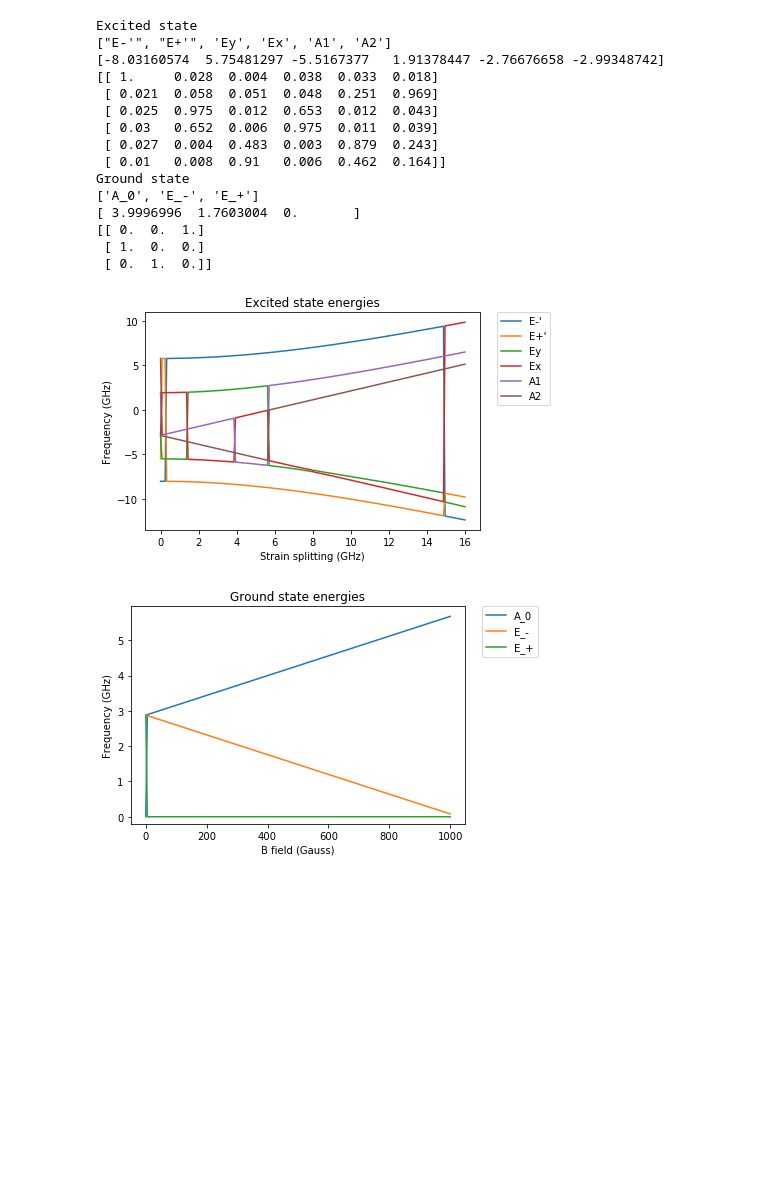
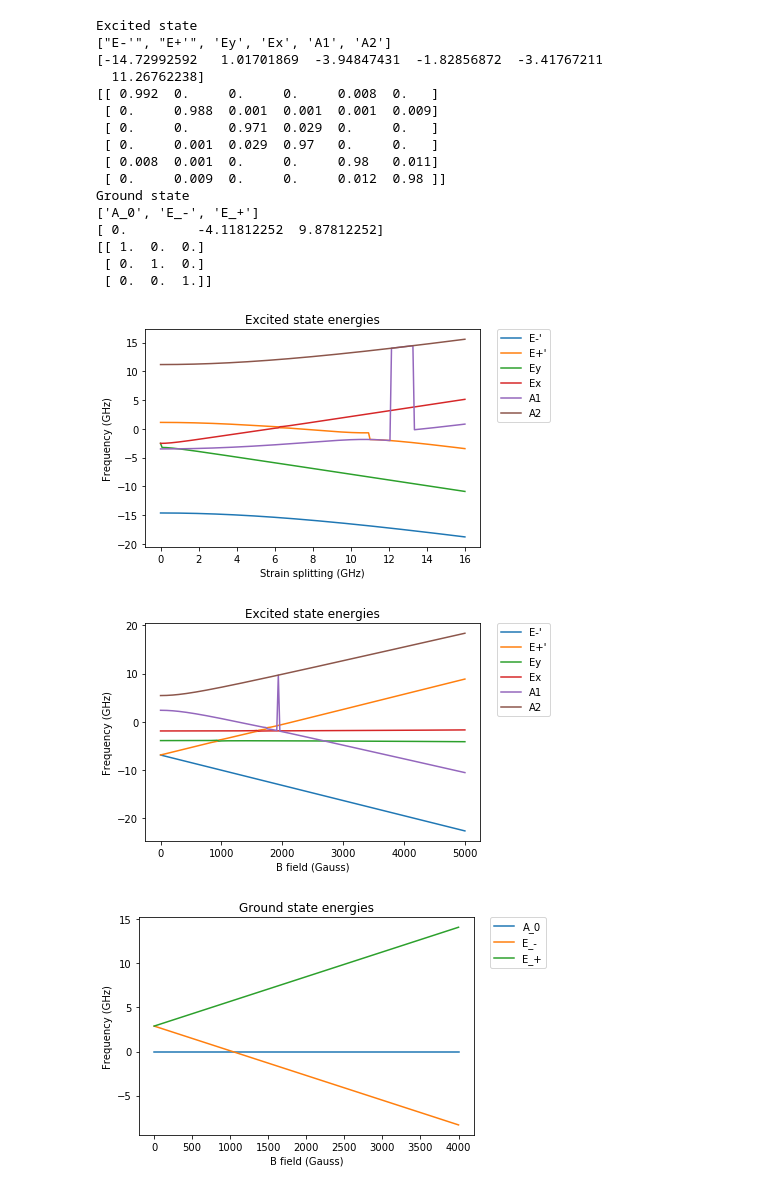
Before and after one commit to pchumphreys/Quantum, a Jupyter notebook: Work/Work notebooks/NV levels.ipynb, the cells around one changed output. Drawn from its saved outputs; the diff is of its cells as text; code cells hidden in the pictures; blank space fills up the shorter version.

```diff
--- a/Work/Work notebooks/NV levels.ipynb
+++ b/Work/Work notebooks/NV levels.ipynb
@@ -12,6 +10,6 @@ ImportError: No module named NVlevelPlotting
 # %%
-B_field = [0.,0.,400.]
-E_field = [0.1,0.,0.0]
+B_field = [00.,0.,2500.]
+E_field = [1.0,0.0,0.0]
 
 print 'Excited state'
 es = nvlevels.get_ES_SpinComp(E_field=E_field,B_field= B_field,trans_A_levels = True, conv_order = True)
@@ -27,24 +25,26 @@ print(np.round(np.power(np.abs(gs[1]),2),3))
 # %% [output]
 Excited state
 ["E-'", "E+'", 'Ey', 'Ex', 'A1', 'A2']
-[-8.03160574  5.75481297 -5.5167377   1.91378447 -2.76676658 -2.99348742]
-[[ 1.     0.028  0.004  0.038  0.033  0.018]
- [ 0.021  0.058  0.051  0.048  0.251  0.969]
- [ 0.025  0.975  0.012  0.653  0.012  0.043]
- [ 0.03   0.652  0.006  0.975  0.011  0.039]
- [ 0.027  0.004  0.483  0.003  0.879  0.243]
- [ 0.01   0.008  0.91   0.006  0.462  0.164]]
+[-14.72992592   1.01701869  -3.94847431  -1.82856872  -3.41767211
+  11.26762238]
+[[ 0.992  0.     0.     0.     0.008  0.   ]
+ [ 0.     0.988  0.001  0.001  0.001  0.009]
+ [ 0.     0.     0.971  0.029  0.     0.   ]
+ [ 0.     0.001  0.029  0.97   0.     0.   ]
+ [ 0.008  0.001  0.     0.     0.98   0.011]
+ [ 0.     0.009  0.     0.     0.012  0.98 ]]
 Ground state
 ['A_0', 'E_-', 'E_+']
-[ 3.9996996  1.7603004  0.       ]
-[[ 0.  0.  1.]
- [ 1.  0.  0.]
- [ 0.  1.  0.]]
+[ 0.         -4.11812252  9.87812252]
+[[ 1.  0.  0.]
+ [ 0.  1.  0.]
+ [ 0.  0.  1.]]
 # %%
 NVlevelPlotting.plot_ES_energies(0,0,0,16,200,B_field=B_field)
-
-NVlevelPlotting.plot_GS_energies(0,1000,200,E_field=E_field)
+NVlevelPlotting.plot_ES_energies_B(0,5000,200,E_field=E_field)
+NVlevelPlotting.plot_GS_energies(0,4000,200,E_field=E_field)
 # %% [output]
-[figure, old version]
+[figure, new version]
-[figure, old version]
+[figure, new version]
+[figure, added]
 # %%
```
Also changed, not shown: parts of 4 cells of this notebook, 12 other files.
